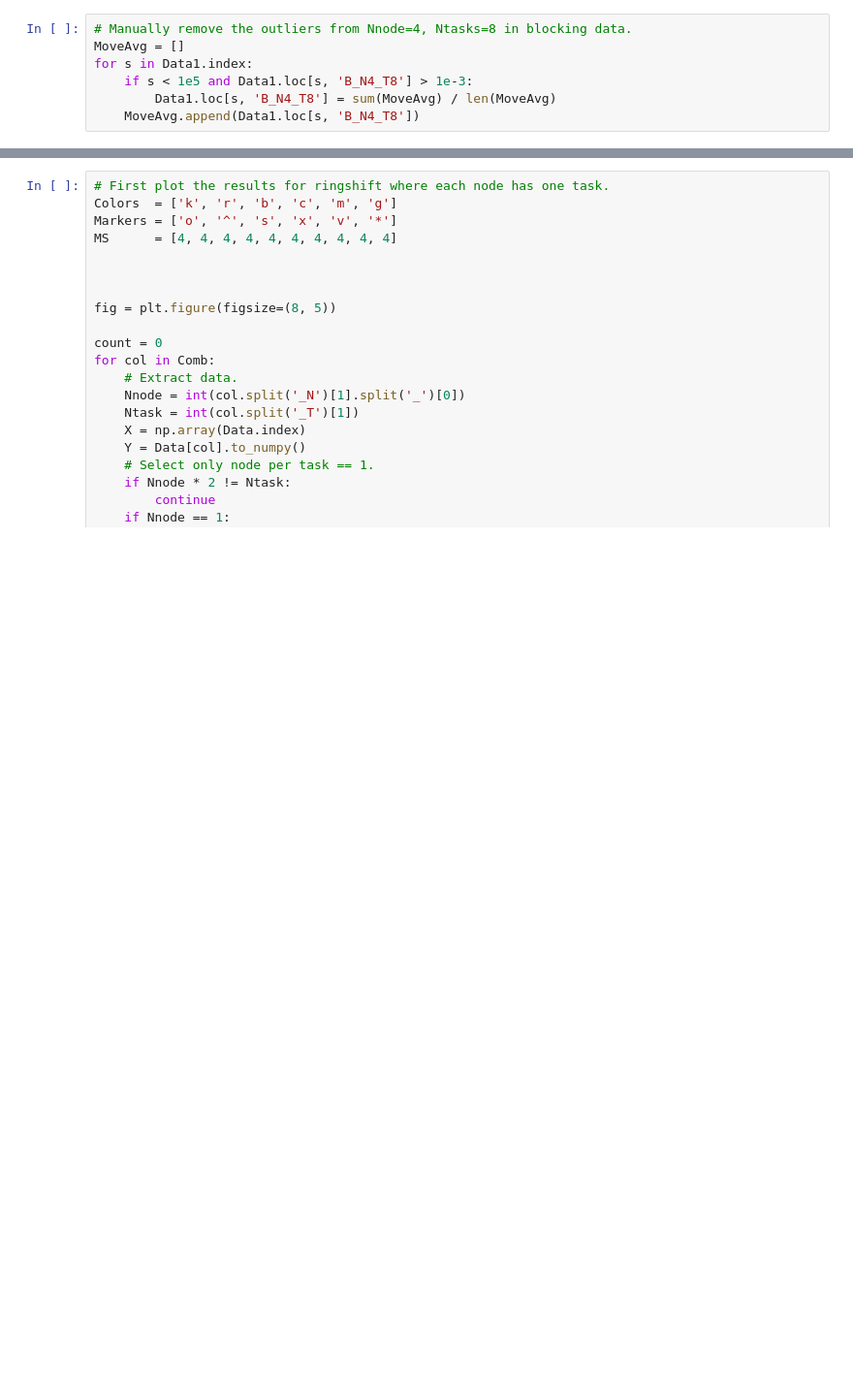
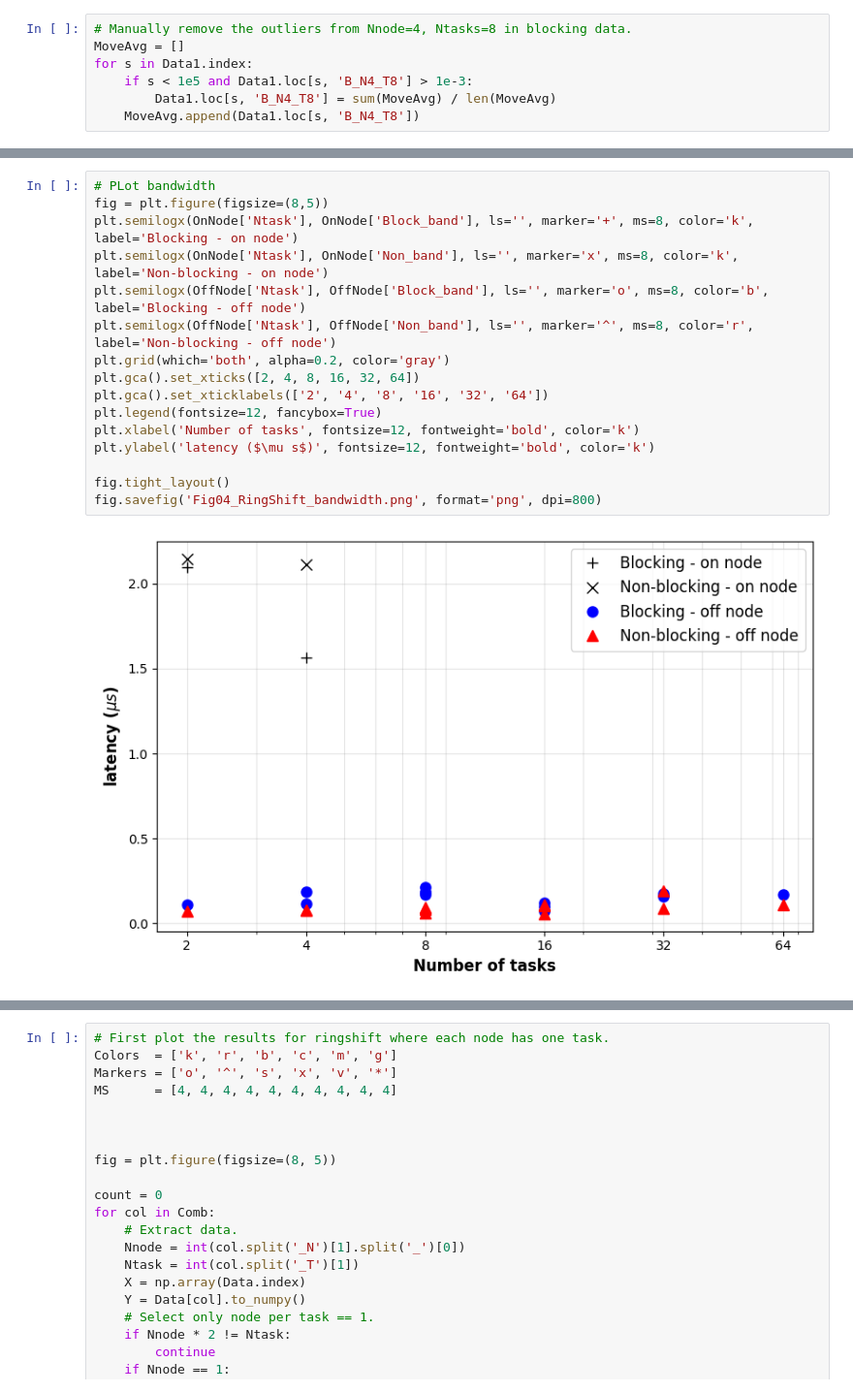
Before and after one commit to cmse822/project-3-mpi-p2p-team-2, a Jupyter notebook: Analysis/Analysis.ipynb, the cells around one changed output, grey strips where cells are left out. Shown: that part at 97% size. Cells and saved outputs as stored; diff of their text form; blank space fills up the shorter version.

```diff
--- a/Analysis/Analysis.ipynb
+++ b/Analysis/Analysis.ipynb
@@ -422,0 +570,18 @@ fig.savefig('Fig03_RingShift.png', format='png', dpi=800)
+# %%
+# PLot bandwidth
+fig = plt.figure(figsize=(8,5))
+plt.semilogx(OnNode['Ntask'], OnNode['Block_band'], ls='', marker='+', ms=8, color='k', label='Blocking - on node')
+plt.semilogx(OnNode['Ntask'], OnNode['Non_band'], ls='', marker='x', ms=8, color='k', label='Non-blocking - on node')
+plt.semilogx(OffNode['Ntask'], OffNode['Block_band'], ls='', marker='o', ms=8, color='b', label='Blocking - off node')
+plt.semilogx(OffNode['Ntask'], OffNode['Non_band'], ls='', marker='^', ms=8, color='r', label='Non-blocking - off node')
+plt.grid(which='both', alpha=0.2, color='gray')
+plt.gca().set_xticks([2, 4, 8, 16, 32, 64])
+plt.gca().set_xticklabels(['2', '4', '8', '16', '32', '64'])
+plt.legend(fontsize=12, fancybox=True)
+plt.xlabel('Number of tasks', fontsize=12, fontweight='bold', color='k')
+plt.ylabel('latency ($\mu s$)', fontsize=12, fontweight='bold', color='k')
+
+fig.tight_layout()
+fig.savefig('Fig04_RingShift_bandwidth.png', format='png', dpi=800)
+# %% [output]
+[figure, added]
```
Also changed, not shown: parts of 12 cells of this notebook, 10 other files.
